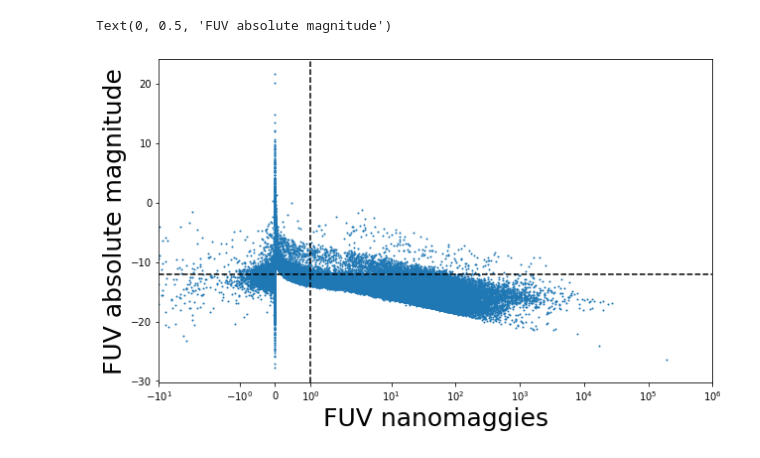
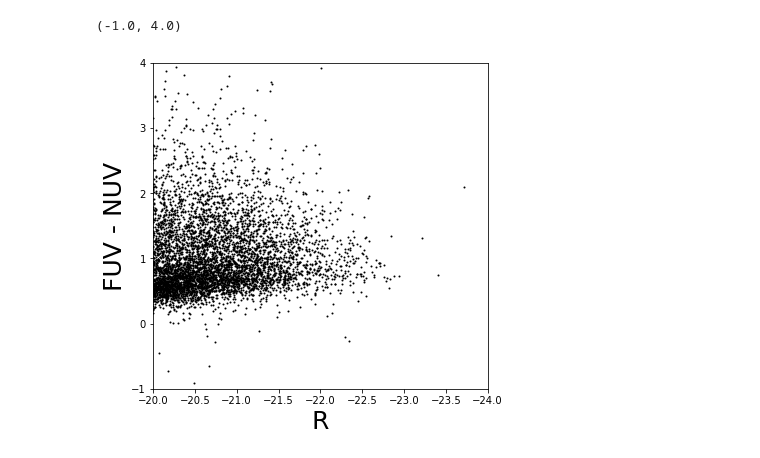
Before and after one commit to IQcollaboratory/galpopFM, a Jupyter notebook: nb/sdss_uv.ipynb, the cells around one changed output. Drawn from its saved outputs; the diff is of its cells as text; code cells hidden in the pictures.

Commit message:
more detailed look at the UV flux in SDSS --- FUV and NUV absmag lim of -10

```diff
--- a/nb/sdss_uv.ipynb
+++ b/nb/sdss_uv.ipynb
@@ -15,2 +12,7 @@ nmgy_fuv, nmgy_nuv = nsa.data['NMGY'][:,0], nsa.data['NMGY'][:,1]
+# %%
+# absolute magnitudes
+abs_fuv, abs_nuv, _, abs_g, abs_r, _, _ = sdss.data['NSA_ABSMAG'].T
+# %%
+nmgy_fuv, nmgy_nuv = sdss.data['NSA_NMGY'][:,0], sdss.data['NSA_NMGY'][:,1]
 # %%
 # reconstructed nanomaggies from k-correct
@@ -42,0 +78,2 @@ Lets see how these UV nondetections propagate for k-corrected absolute magnitude
+# %%
+nondetect = (nmgy_nuv <= 0) | (nmgy_fuv <= 0)
@@ -43,13 +150,13 @@ Lets see how these UV nondetections propagate for k-corrected absolute magnitude
+# %%
+uv_mag_cut = (abs_fuv < -10) & (abs_nuv < -10) & ~nondetect
 # %%
-fig = plt.figure(figsize=(10,6))
+fig = plt.figure(figsize=(6,6))
 sub = fig.add_subplot(111)
-sub.scatter(nmgy_fuv, abs_fuv, c='C0', s=1)
-sub.axhline(-12, color='k', linestyle='--')
-sub.axvline(1., color='k', linestyle='--')
-sub.set_xlabel('FUV nanomaggies', fontsize=25)
-sub.set_xscale('symlog')
-sub.set_xlim(-10, 1e6)
-sub.set_ylabel('FUV absolute magnitude', fontsize=25)
+sub.scatter(abs_r[uv_mag_cut], (abs_fuv - abs_nuv)[uv_mag_cut], c='k', s=1)
+sub.set_xlabel('R', fontsize=25)
+sub.set_xlim(-20, -24)
+sub.set_ylabel('FUV - NUV', fontsize=25)
+sub.set_ylim(-1., 4)
 # %% [output]
-Text(0, 0.5, 'FUV absolute magnitude')
+(-1.0, 4.0)
-[figure, old version]
+[figure, new version]
```
Also changed, not shown: parts of 30 cells of this notebook.
